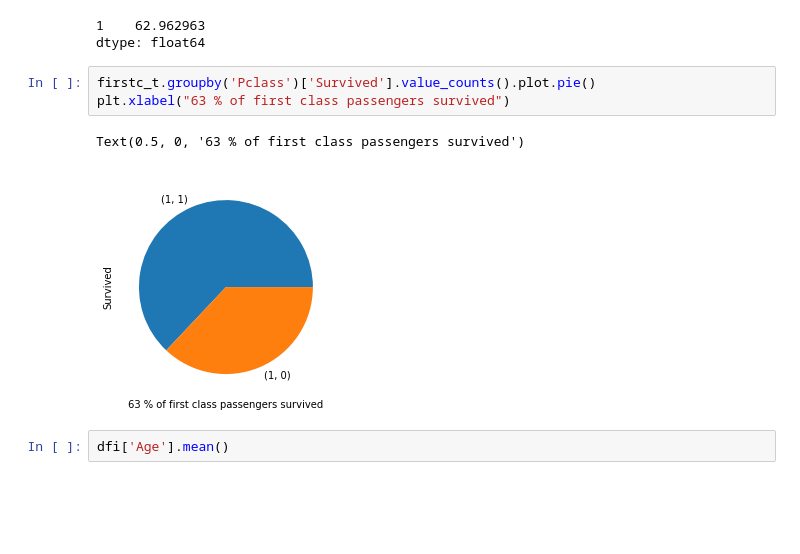
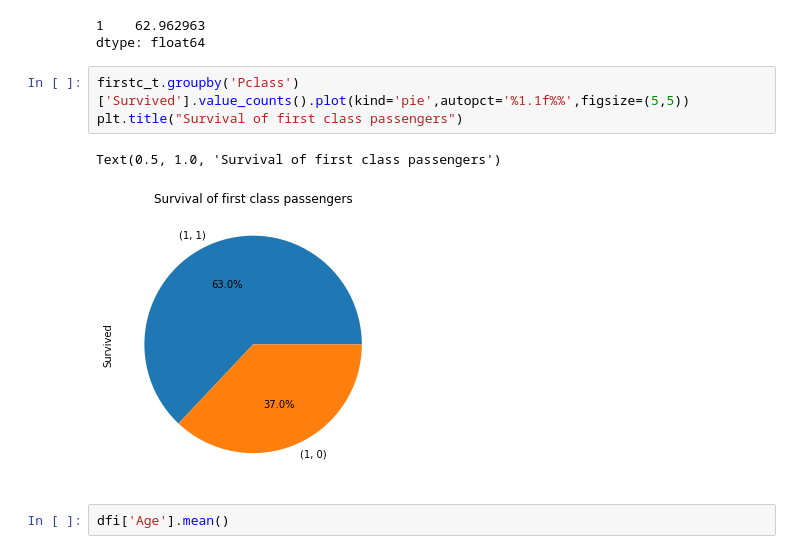
Before and after one commit to maniaclogic/titanic_model, a Jupyter notebook: Titanic.ipynb, the cells around one changed output. Saved outputs shown, nothing was run; the diff lists cells and outputs as text; blank space fills up the shorter version.

```diff
--- a/Titanic.ipynb
+++ b/Titanic.ipynb
@@ -69,11 +85,11 @@ perc
 1    62.962963
 dtype: float64
 # %%
-firstc_t.groupby('Pclass')['Survived'].value_counts().plot.pie()
-plt.xlabel("63 % of first class passengers survived")
+firstc_t.groupby('Pclass')['Survived'].value_counts().plot(kind='pie',autopct='%1.1f%%',figsize=(5,5))
+plt.title("Survival of first class passengers")
 # %% [output]
-Text(0.5, 0, '63 % of first class passengers survived')
+Text(0.5, 1.0, 'Survival of first class passengers')
-[figure, old version]
+[figure, new version]
 # %%
 dfi['Age'].mean()
 # %% [output]
```
Also changed, not shown: parts of 27 cells of this notebook.
